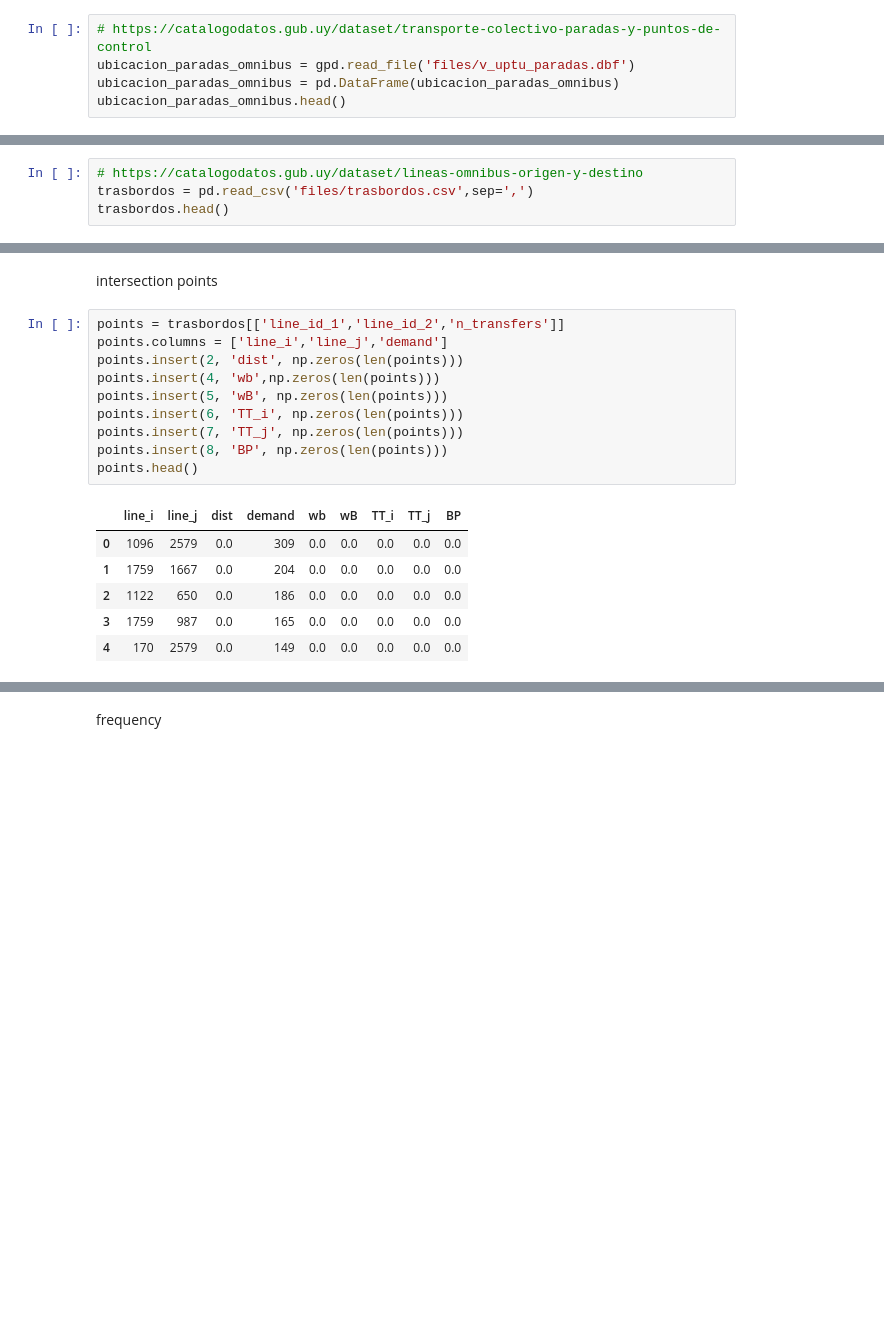
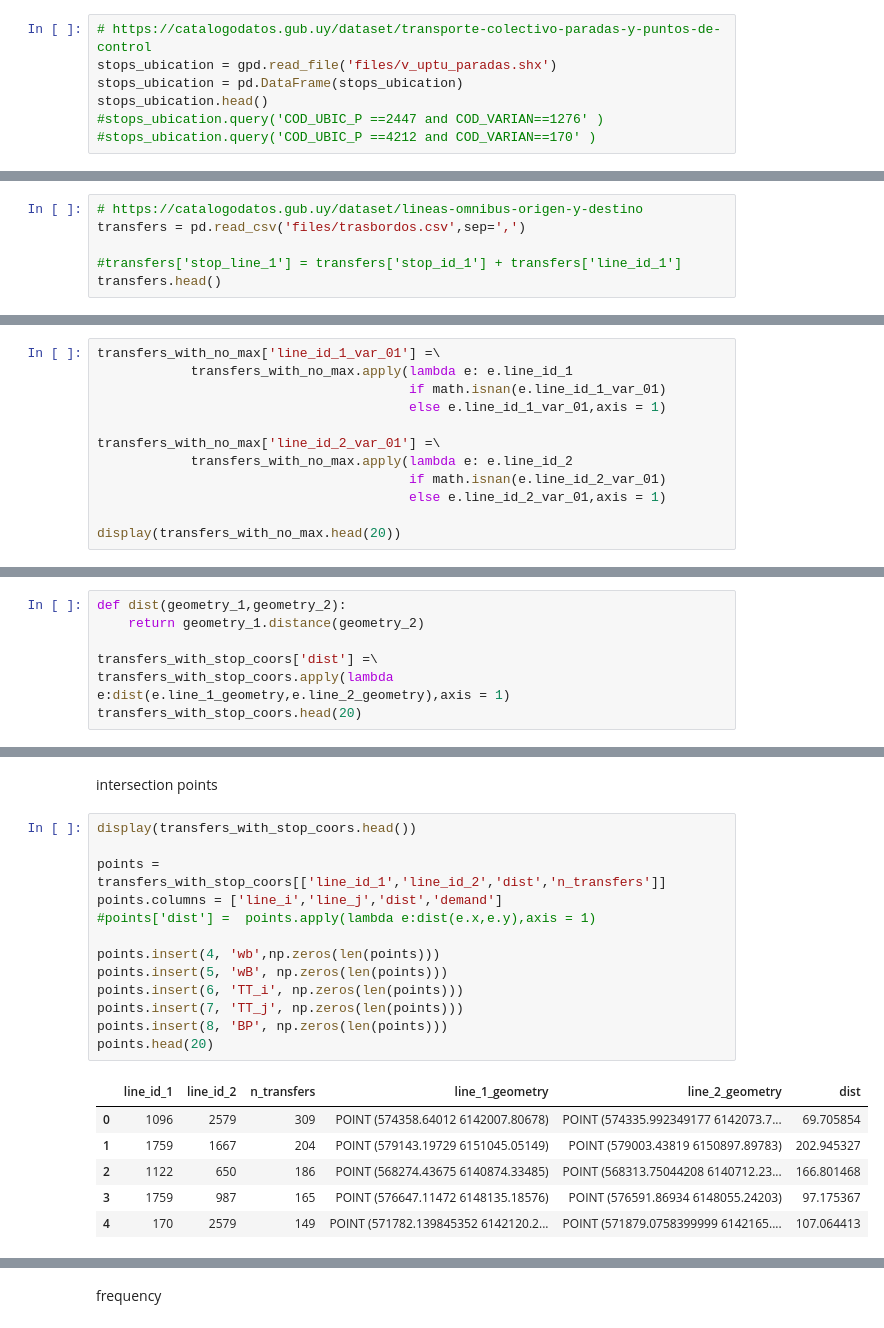
Before and after one commit to jonathan-murana/bus-generator, a Jupyter notebook: bus.ipynb, the cells around one changed output, grey strips where cells are left out. Drawn from its saved outputs; the diff is of its cells as text; blank space fills up the shorter version.

Commit message:
distance

```diff
--- a/bus.ipynb
+++ b/bus.ipynb
@@ -18,8 +19,10 @@ horario_omnibus_por_paradas_.head()
 | 4 | 1 | 7929 | 9230 | 2317 | 5 | 926 | N |
 # %%
 # https://catalogodatos.gub.uy/dataset/transporte-colectivo-paradas-y-puntos-de-control
-ubicacion_paradas_omnibus = gpd.read_file('files/v_uptu_paradas.dbf')
-ubicacion_paradas_omnibus = pd.DataFrame(ubicacion_paradas_omnibus)
-ubicacion_paradas_omnibus.head()
+stops_ubication = gpd.read_file('files/v_uptu_paradas.shx')
+stops_ubication = pd.DataFrame(stops_ubication)
+stops_ubication.head()
+#stops_ubication.query('COD_UBIC_P ==2447 and COD_VARIAN==1276' )
+#stops_ubication.query('COD_UBIC_P ==4212 and COD_VARIAN==170' )
 # %% [output]
 |  | COD_UBIC_P | DESC_LINEA | COD_VARIAN | ORDINAL | CALLE | ESQUINA | COD_CALLE1 | COD_CALLE2 | X | ... |
@@ -78,8 +83,10 @@ recorridos_variantes_no_maximales.head()
 | 4 | 46204187.0 | 17 | 14 | B | 6091.0 | 2474.0 | 40 | 47 | None |
 # %%
 # https://catalogodatos.gub.uy/dataset/lineas-omnibus-origen-y-destino
-trasbordos = pd.read_csv('files/trasbordos.csv',sep=',')
-trasbordos.head()
+transfers = pd.read_csv('files/trasbordos.csv',sep=',')
+
+#transfers['stop_line_1'] = transfers['stop_id_1'] + transfers['line_id_1']
+transfers.head()
 # %% [output]
 |  | stop_id_1 | stop_id_2 | line_id_1 | line_id_2 | n_transfers |
 | 0 | 2427 | 2426 | 1096 | 2579 | 309 |
@@ -109,0 +154,12 @@ SALIDA: que son??
+# %%
+transfers_with_no_max['line_id_1_var_01'] =\
+            transfers_with_no_max.apply(lambda e: e.line_id_1
+                                        if math.isnan(e.line_id_1_var_01)
+                                        else e.line_id_1_var_01,axis = 1)
+
+transfers_with_no_max['line_id_2_var_01'] =\
+            transfers_with_no_max.apply(lambda e: e.line_id_2
+                                        if math.isnan(e.line_id_2_var_01)
+                                        else e.line_id_2_var_01,axis = 1)
+
+display(transfers_with_no_max.head(20))
@@ -109,0 +230,7 @@ SALIDA: que son??
+# %%
+def dist(geometry_1,geometry_2):
+    return geometry_1.distance(geometry_2)
+
+transfers_with_stop_coors['dist'] =\
+transfers_with_stop_coors.apply(lambda e:dist(e.line_1_geometry,e.line_2_geometry),axis = 1)
+transfers_with_stop_coors.head(20)
@@ -110,19 +249,22 @@ SALIDA: que son??
 # %% [markdown]
 intersection points
 # %%
-points = trasbordos[['line_id_1','line_id_2','n_transfers']]
-points.columns = ['line_i','line_j','demand']
-points.insert(2, 'dist', np.zeros(len(points)))
+display(transfers_with_stop_coors.head())
+
+points = transfers_with_stop_coors[['line_id_1','line_id_2','dist','n_transfers']]
+points.columns = ['line_i','line_j','dist','demand']
+#points['dist'] =  points.apply(lambda e:dist(e.x,e.y),axis = 1)
+
 points.insert(4, 'wb',np.zeros(len(points)))
 points.insert(5, 'wB', np.zeros(len(points)))
 points.insert(6, 'TT_i', np.zeros(len(points)))
 points.insert(7, 'TT_j', np.zeros(len(points)))
 points.insert(8, 'BP', np.zeros(len(points)))
-points.head()
+points.head(20)
 # %% [output]
-|  | line_i | line_j | dist | demand | wb | wB | TT_i | TT_j | BP |
-| 0 | 1096 | 2579 | 0.0 | 309 | 0.0 | 0.0 | 0.0 | 0.0 | 0.0 |
-| 1 | 1759 | 1667 | 0.0 | 204 | 0.0 | 0.0 | 0.0 | 0.0 | 0.0 |
-| 2 | 1122 | 650 | 0.0 | 186 | 0.0 | 0.0 | 0.0 | 0.0 | 0.0 |
-| 3 | 1759 | 987 | 0.0 | 165 | 0.0 | 0.0 | 0.0 | 0.0 | 0.0 |
-| 4 | 170 | 2579 | 0.0 | 149 | 0.0 | 0.0 | 0.0 | 0.0 | 0.0 |
+|  | line_id_1 | line_id_2 | n_transfers | line_1_geometry | line_2_geometry | dist |
+| 0 | 1096 | 2579 | 309 | POINT (574358.64012 6142007.80678) | POINT (574335.992349177 6142073.7... | 69.705854 |
+| 1 | 1759 | 1667 | 204 | POINT (579143.19729 6151045.05149) | POINT (579003.43819 6150897.89783) | 202.945327 |
+| 2 | 1122 | 650 | 186 | POINT (568274.43675 6140874.33485) | POINT (568313.75044208 6140712.23... | 166.801468 |
+| 3 | 1759 | 987 | 165 | POINT (576647.11472 6148135.18576) | POINT (576591.86934 6148055.24203) | 97.175367 |
+| 4 | 170 | 2579 | 149 | POINT (571782.139845352 6142120.2... | POINT (571879.0758399999 6142165.... | 107.064413 |
```
Also changed, not shown: parts of 11 cells of this notebook, 3 other files.
